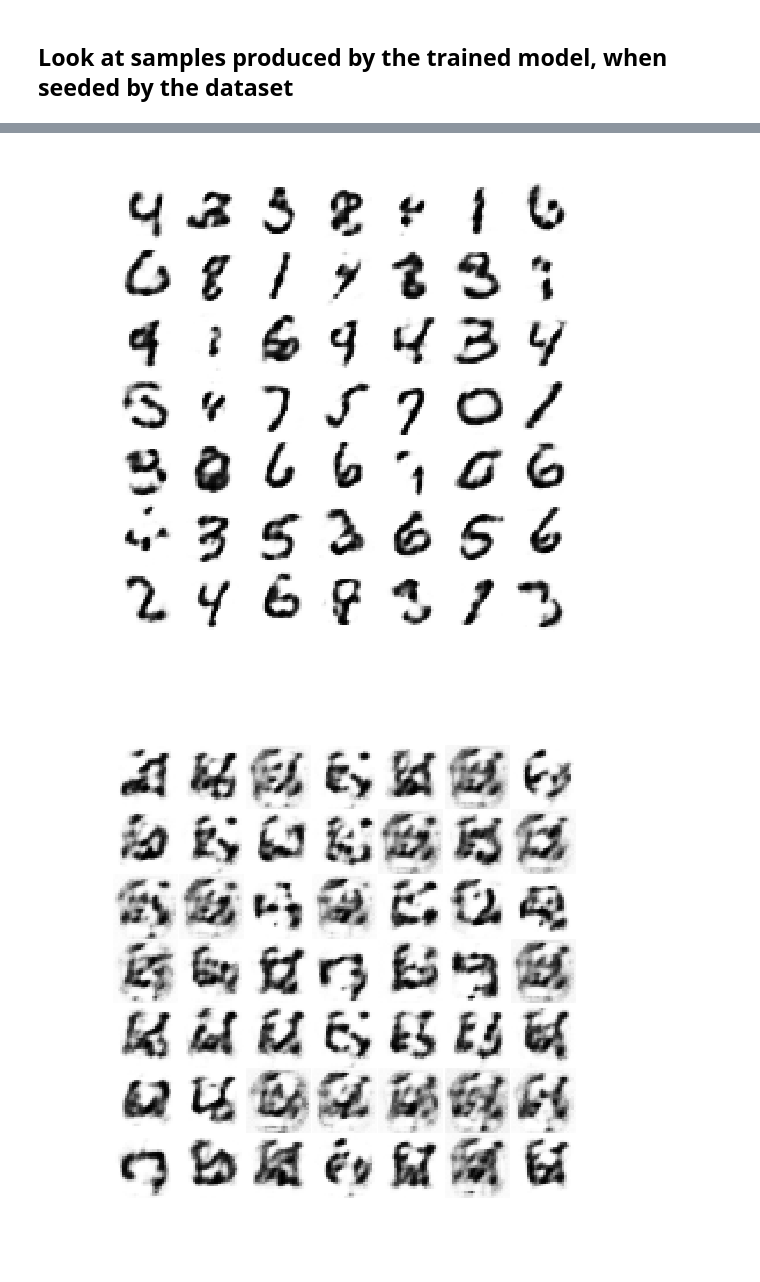
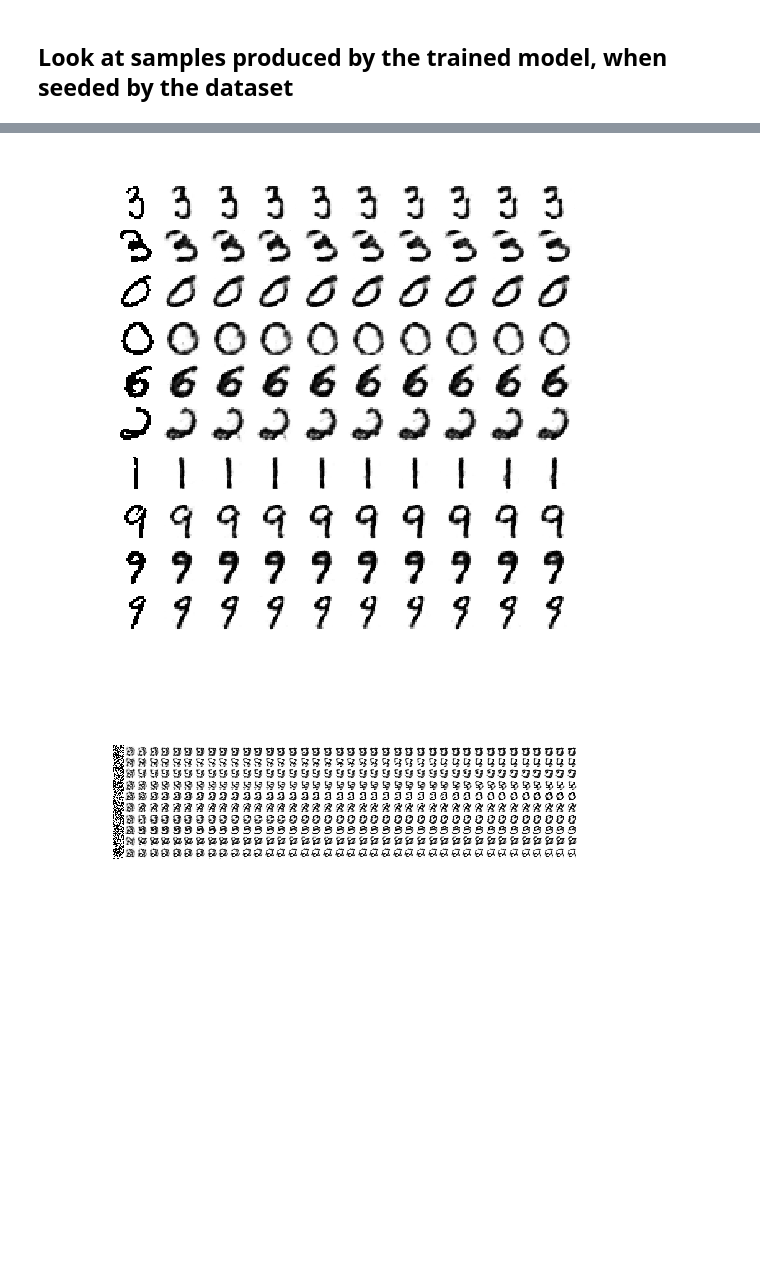
Before and after one commit to briantimar/denoising-rbms, a Jupyter notebook: plot_results_clean_nonpersistent.ipynb, the cells around one changed output, grey strips where cells are left out. Cells and saved outputs as stored; diff of their text form; code cells hidden in the pictures; blank space fills up the shorter version.

```diff
--- a/plot_results_clean_nonpersistent.ipynb
+++ b/plot_results_clean_nonpersistent.ipynb
@@ -10,7 +17,7 @@ variables = np.load(savedir + "variables.npy")
 # %% [markdown]
 ### Look at the trained weights
 # %%
-s=7
+s=10
 fig, axes = plt.subplots(s,s, figsize=(3,3),dpi=200)
 for ii in range(s):
     for jj in range(s):
@@ -32,11 +34,26 @@ samples_randseed = np.reshape(final_samples['random_seed']['samples'], (-1, 28,2
+# %%
+samples_dataseed = final_samples['dataseed']
+numsamples = len(samples_dataseed)
+samples_randseed = final_samples['randseed']
+# %%
+snapshots_dataseed = np.reshape(np.asarray([samples_dataseed[k]['samples'] for k in range(numsamples)]),
+                                    (numsamples,nseed, 28,28))
+probs_dataseed = np.reshape(np.asarray([samples_dataseed[k]['probs'] for k in range(numsamples)]),
+                                    (numsamples,nseed, 28,28))
+snapshots_randseed = np.reshape(np.asarray([samples_randseed[k]['samples'] for k in range(numsamples)]),
+                                    (numsamples,nseed, 28,28))
+probs_randseed = np.reshape(np.asarray([samples_randseed[k]['probs'] for k in range(numsamples)]),
+                                    (numsamples,nseed, 28,28))
 # %%
-
-def do_square_plot(images, s):
-    fig, axes = plt.subplots(s,s, figsize=(3,3),dpi=200)
-    for ii in range(s):
-        for jj in range(s):
-            ax = axes[ii,jj]
-            image=images[ii*s + jj,...]
+def do_sampling_plot(images, seeds, numtoplot=10):
+    fig, axes = plt.subplots(nseed, numtoplot,figsize=(3,3*(nseed/numtoplot)),dpi=200)
+    for ii in range(numtoplot):
+        for jj in range(nseed):
+            ax = axes[jj,ii]
+            if ii==0:
+                image = seeds[jj,...]
+            else:
+                image=images[ii-1,jj,...]
             ax.imshow(image, cmap='binary')
             ax.set_axis_off()
     plt.subplots_adjust(wspace=0, hspace=0)
@@ -51,11 +66,11 @@ fig.savefig(savedir+"trained_samples_dataseed.png")
 # %%
-fig, ax = do_square_plot(probs_dataseed, s)
+fig, ax = do_sampling_plot(probs_dataseed, data_seeds)
 fig.savefig(savedir+"trained_probs_dataseed.png")
 # %% [output]
-[figure, old version]
+[figure, new version]
 # %%
-fig, ax = do_square_plot(probs_randseed, s)
+fig, ax = do_sampling_plot(probs_randseed, randseeds,numtoplot=40)
 fig.savefig(savedir+"trained_probs_randseed.png")
 # %% [output]
-[figure, old version]
+[figure, new version]
 # %%
```
Also changed, not shown: parts of 7 cells of this notebook, 15 other files.
